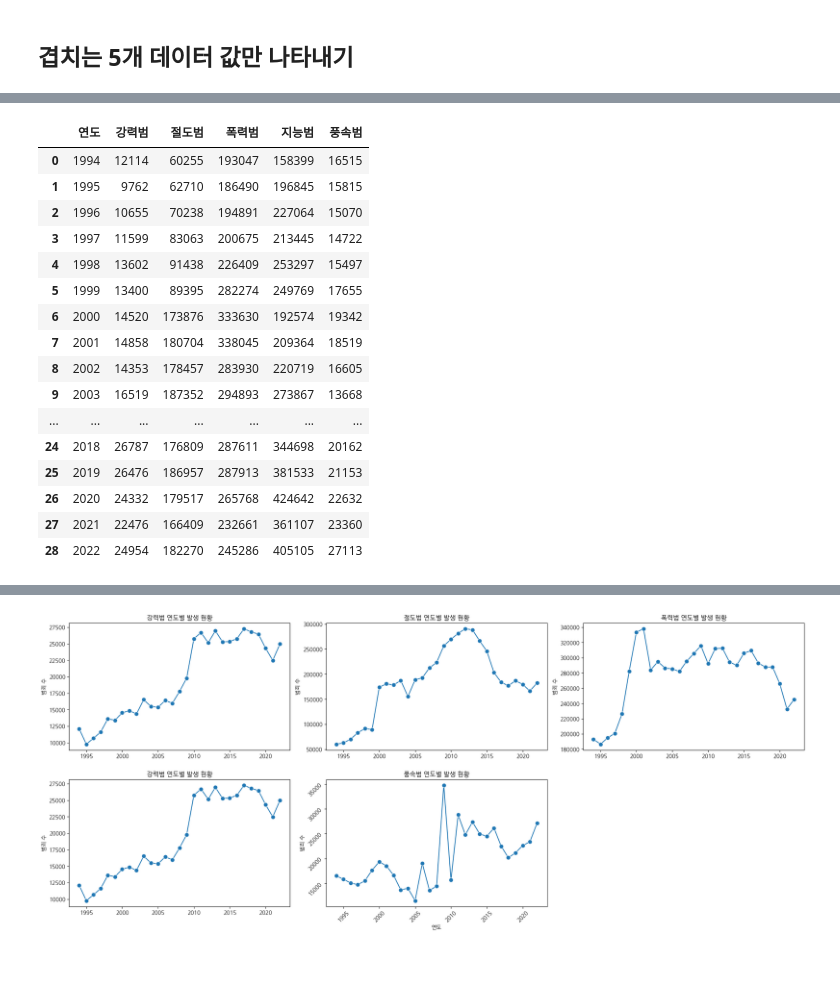
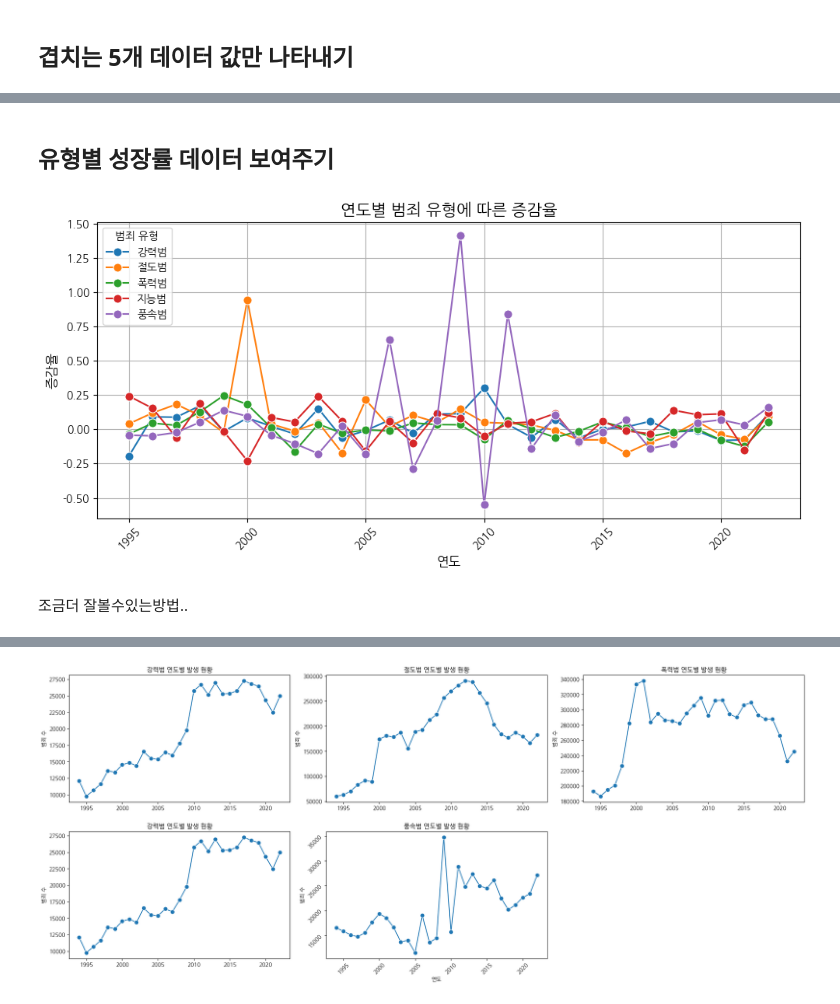
Before and after one commit to addinedu-ros-6th/eda-repo-4, a Jupyter notebook: Source/범죄csv정리.ipynb, the cells around one changed output, grey strips where cells are left out. Saved outputs shown, nothing was run; the diff lists cells and outputs as text; code cells hidden in the pictures; blank space fills up the shorter version.

```diff
--- a/Source/범죄csv정리.ipynb
+++ b/Source/범죄csv정리.ipynb
@@ -285,20 +307,25 @@ plt.show()
-# %%
-total_cate
-# %% [output]
-|  | 연도 | 강력범 | 절도범 | 폭력범 | 지능범 | 풍속범 |
-| 0 | 1994 | 12114 | 60255 | 193047 | 158399 | 16515 |
-| 1 | 1995 | 9762 | 62710 | 186490 | 196845 | 15815 |
-| 2 | 1996 | 10655 | 70238 | 194891 | 227064 | 15070 |
-| 3 | 1997 | 11599 | 83063 | 200675 | 213445 | 14722 |
-| 4 | 1998 | 13602 | 91438 | 226409 | 253297 | 15497 |
-| 5 | 1999 | 13400 | 89395 | 282274 | 249769 | 17655 |
-| 6 | 2000 | 14520 | 173876 | 333630 | 192574 | 19342 |
-| 7 | 2001 | 14858 | 180704 | 338045 | 209364 | 18519 |
-| 8 | 2002 | 14353 | 178457 | 283930 | 220719 | 16605 |
-| 9 | 2003 | 16519 | 187352 | 294893 | 273867 | 13668 |
-| ... | ... | ... | ... | ... | ... | ... |
-| 24 | 2018 | 26787 | 176809 | 287611 | 344698 | 20162 |
-| 25 | 2019 | 26476 | 186957 | 287913 | 381533 | 21153 |
-| 26 | 2020 | 24332 | 179517 | 265768 | 424642 | 22632 |
-| 27 | 2021 | 22476 | 166409 | 232661 | 361107 | 23360 |
-| 28 | 2022 | 24954 | 182270 | 245286 | 405105 | 27113 |
+# %% [markdown]
+## 유형별 성장률 데이터 보여주기
+# %%
+total_cate_growth = total_cate.set_index('연도').pct_change().reset_index()
+
+# Melting the data for easier plotting with seaborn
+total_cate_growth_melted = total_cate_growth.melt(id_vars='연도', var_name='범죄 유형', value_name='증감율')
+
+# Plotting
+plt.figure(figsize=(10,  5))
+sns.lineplot(x='연도', y='증감율', hue='범죄 유형', data=total_cate_growth_melted, marker='o', markersize=8)
+
+plt.title('연도별 범죄 유형에 따른 증감율', fontsize=15)
+plt.xlabel('연도', fontsize=12)
+plt.ylabel('증감율', fontsize=12)
+plt.xticks(rotation=45)
+plt.grid(True)
+
+plt.legend(title='범죄 유형', loc='upper left')
+plt.tight_layout()
+plt.show()
+# %% [output]
+[figure, added]
+# %% [markdown]
+조금더 잘볼수있는방법..
```
Also changed, not shown: parts of 20 cells of this notebook, 18 other files.
